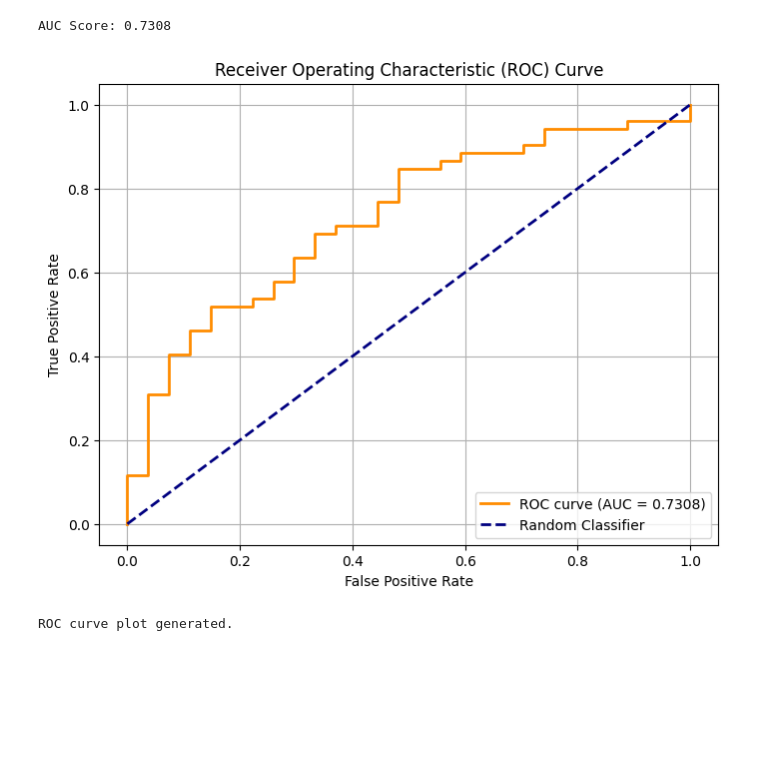
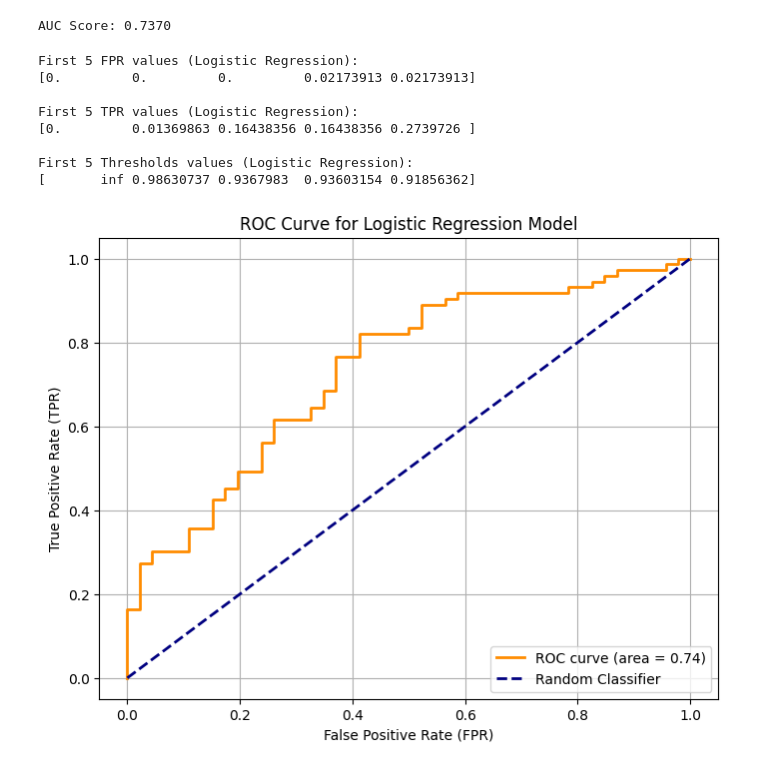
Before and after one commit to rasikacs23172/mechine-learning-tae, a Jupyter notebook: Model_3_logisticregression.ipynb, the cells around one changed output. Saved outputs shown, nothing was run; the diff lists cells and outputs as text; code cells hidden in the pictures; blank space fills up the shorter version.

Commit message:
Created using Colab by Vrushabh

```diff
--- a/Model_3_logisticregression.ipynb
+++ b/Model_3_logisticregression.ipynb
@@ -8,9 +10,6 @@ Drive already mounted at /content/drive; to attempt to forcibly remount, call dr
 # %%
 import pandas as pd
-
-# Load the CSV file into a pandas DataFrame, specifying the semicolon separator
-df = pd.read_csv('/content/student-mat (1).csv', sep=';')
-
-# Display the first few rows of the DataFrame
+df = pd.read_csv('/content/student-mat (1).csv', delimiter=';')
+print("Dataset loaded successfully. Displaying the first 5 rows:")
 df.head()
 # %% [output]
@@ -71,0 +62,5 @@ Logistic Regression model trained and predictions made.
+# %%
+y_pred_log_reg = log_reg_model.predict(X_test)
+y_pred_proba_log_reg = log_reg_model.predict_proba(X_test)[:, 1]
+
+print("Predictions made successfully using the Logistic Regression model.")
@@ -72,42 +106,51 @@ Logistic Regression model trained and predictions made.
 # %%
-from sklearn.metrics import roc_curve, roc_auc_score
-
-# Calculate FPR, TPR, and thresholds
-fpr, tpr, thresholds = roc_curve(y_test, y_pred_proba)
+from sklearn.metrics import roc_auc_score
 
 # Calculate AUC score
-auc_score = roc_auc_score(y_test, y_pred_proba)
+auc_score = roc_auc_score(y_test, y_pred_proba_log_reg)
 
-# Print the AUC score
 print(f"AUC Score: {auc_score:.4f}")
 # %% [output]
-AUC Score: 0.7308
+AUC Score: 0.7370
+# %%
+from sklearn.metrics import roc_curve
+
+# Calculate FPR, TPR, and thresholds for Logistic Regression
+fpr_log_reg, tpr_log_reg, thresholds_log_reg = roc_curve(y_test, y_pred_proba_log_reg)
+
+print("First 5 FPR values (Logistic Regression):")
+print(fpr_log_reg[:5])
+print("\nFirst 5 TPR values (Logistic Regression):")
+print(tpr_log_reg[:5])
+print("\nFirst 5 Thresholds values (Logistic Regression):")
+print(thresholds_log_reg[:5])
+# %% [output]
+First 5 FPR values (Logistic Regression):
+[0.         0.         0.         0.02173913 0.02173913]
+
+First 5 TPR values (Logistic Regression):
+[0.         0.01369863 0.16438356 0.16438356 0.2739726 ]
+
+First 5 Thresholds values (Logistic Regression):
+[       inf 0.98630737 0.9367983  0.93603154 0.91856362]
 # %%
 import matplotlib.pyplot as plt
 
-# Create a new figure and an axes object for the plot
+# Create a new figure and an axes object
 plt.figure(figsize=(8, 6))
 
 # Plot the ROC curve
-plt.plot(fpr, tpr, color='darkorange', lw=2, label=f'ROC curve (AUC = {auc_score:.4f})')
+plt.plot(fpr_log_reg, tpr_log_reg, color='darkorange', lw=2, label=f'ROC curve (area = {auc_score:.2f})')
 
-# Plot a dashed diagonal line from (0,0) to (1,1) representing a random classifier
+# Plot a diagonal dashed line for a random classifier
 plt.plot([0, 1], [0, 1], color='navy', lw=2, linestyle='--', label='Random Classifier')
 
-# Add a title to the plot
-plt.title('Receiver Operating Characteristic (ROC) Curve')
-
-# Label the x-axis as 'False Positive Rate' and the y-axis as 'True Positive Rate'
-plt.xlabel('False Positive Rate')
-plt.ylabel('True Positive Rate')
-
-# Add a legend
+# Set the title and labels
+plt.title('ROC Curve for Logistic Regression Model')
+plt.xlabel('False Positive Rate (FPR)')
+plt.ylabel('True Positive Rate (TPR)')
 plt.legend(loc='lower right')
-
-# Display the plot
 plt.grid(True)
 plt.show()
-print("ROC curve plot generated.")
 # %% [output]
-[figure, old version]
+[figure, new version]
-ROC curve plot generated.
```
Also changed, not shown: parts of 7 cells of this notebook.
